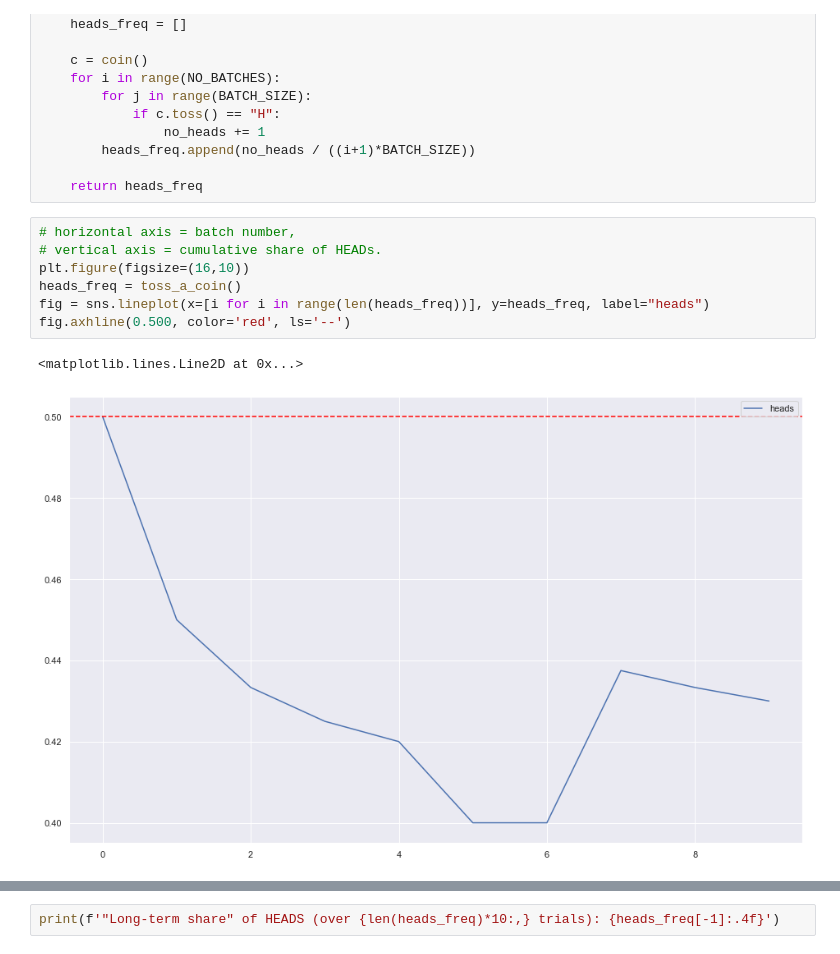
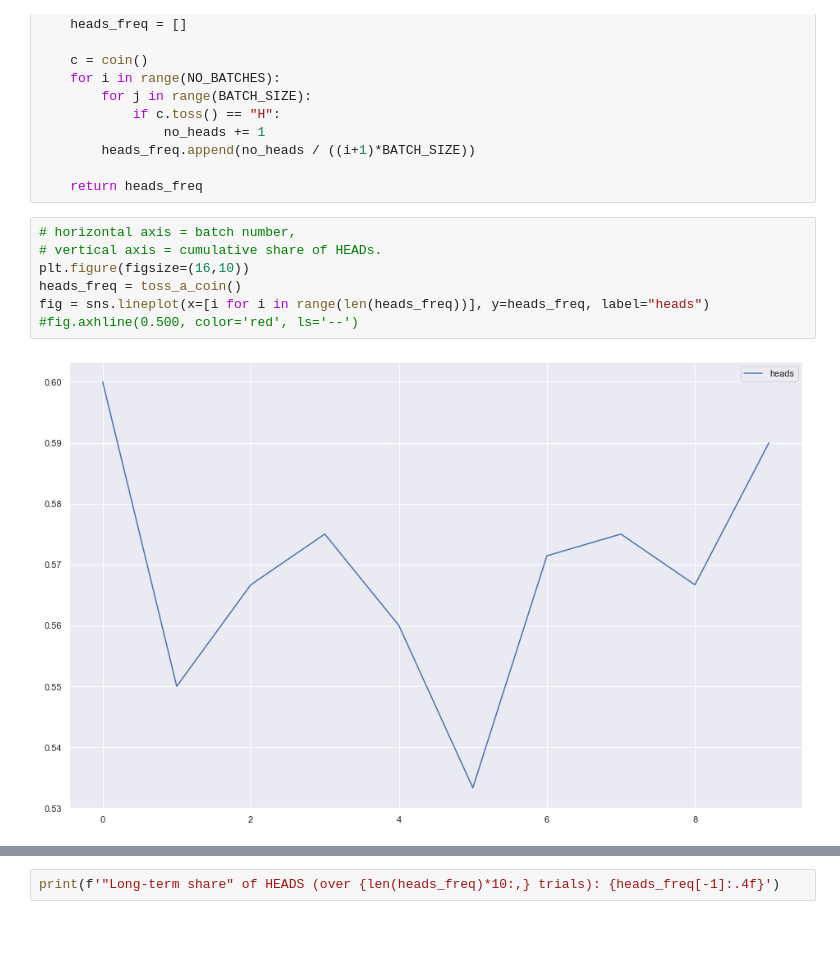
Before and after one commit to alex-bochkarev/Probs-SMTB-21, a Jupyter notebook: 1-probability.ipynb, the cells around one changed output, grey strips where cells are left out. Saved outputs shown, nothing was run; the diff lists cells and outputs as text.

```diff
--- a/1-probability.ipynb
+++ b/1-probability.ipynb
@@ -80,13 +81,12 @@ def toss_a_coin(NO_BATCHES=10, BATCH_SIZE=10):
 # %%
 # horizontal axis = batch number,
 # vertical axis = cumulative share of HEADs.
 plt.figure(figsize=(16,10))
 heads_freq = toss_a_coin()
 fig = sns.lineplot(x=[i for i in range(len(heads_freq))], y=heads_freq, label="heads")
-fig.axhline(0.500, color='red', ls='--')
+#fig.axhline(0.500, color='red', ls='--')
 # %% [output]
-<matplotlib.lines.Line2D at 0x...>
-[figure, old version]
+[figure, new version]
 # %%
 # The same experiment, repeated for several lengths (numbers of batches)
 fig, ax = plt.subplots(2, 3, sharey=True, figsize=(16,10)); ax = ax.flatten()
```
Also changed, not shown: parts of 11 cells of this notebook, 4 other files.
